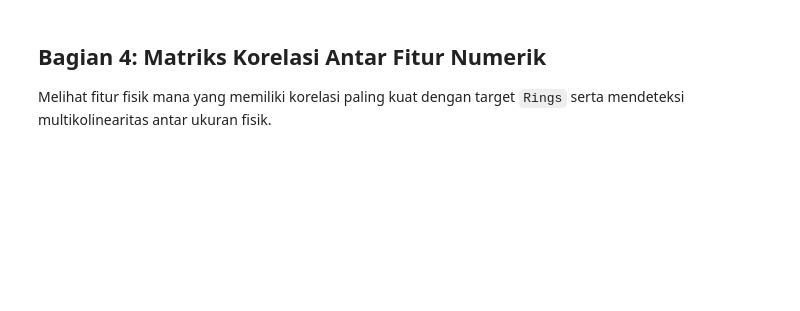
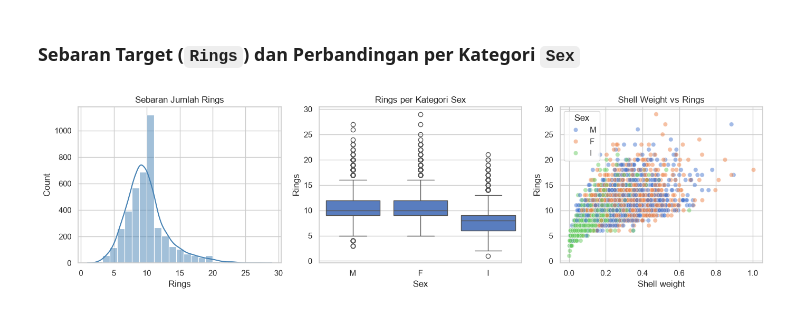
Before and after one commit to HaryantiPujiAstuti/uas-komputasi-awan-kelompok-2, a Jupyter notebook: src/analysis/eda_v2.ipynb, the cells around one changed output. Saved outputs shown, nothing was run; the diff lists cells and outputs as text; code cells hidden in the pictures; blank space fills up the shorter version.

Commit message:
Complete EDA notebook, evaluation plots, and training artifacts

```diff
--- a/src/analysis/eda_v2.ipynb
+++ b/src/analysis/eda_v2.ipynb
@@ -14 +6,10 @@ Sel ini akan langsung membuka jendela pemilihan file (*File Explorer* / dialog u
+# %%
+import os
+import numpy as np
+import pandas as pd
+import matplotlib.pyplot as plt
+import seaborn as sns
+
+sns.set_style("whitegrid")
+os.makedirs("docs/evidence", exist_ok=True)
 # %%
@@ -91,27 +125,23 @@ Grafik disimpan ke folder `docs/evidence/` untuk dilampirkan pada `docs/analysis
+# %% [markdown]
+### Sebaran Target (`Rings`) dan Perbandingan per Kategori `Sex`
 # %%
-fig, axes = plt.subplots(1, 3, figsize=(16, 4.5))
+plt.figure(figsize=(14, 4))
 
-# 1. Histogram & KDE Target Rings
-sns.histplot(df["Rings"], bins=28, kde=True, ax=axes[0], color="#1E3A5F")
-axes[0].set_title("Distribusi Variabel Target (Rings)")
-axes[0].set_xlabel("Jumlah Cincin (Rings)")
-axes[0].set_ylabel("Frekuensi")
+plt.subplot(1, 3, 1)
+sns.histplot(df["Rings"], bins=25, kde=True, color="steelblue")
+plt.title("Sebaran Jumlah Rings")
+plt.xlabel("Rings")
 
-# 2. Boxplot Rings berdasarkan Kategori Sex
-sns.boxplot(data=df, x="Sex", y="Rings", order=["M", "F", "I"], ax=axes[1], palette="Blues")
-axes[1].set_title("Sebaran Rings berdasarkan Sex")
-axes[1].set_xlabel("Jenis Kelamin (M=Male, F=Female, I=Infant)")
-axes[1].set_ylabel("Rings")
+plt.subplot(1, 3, 2)
+sns.boxplot(data=df, x="Sex", y="Rings", order=["M", "F", "I"])
+plt.title("Rings per Kategori Sex")
 
-# 3. Scatter Plot Shell weight vs Rings
-sns.scatterplot(data=df, x="Shell weight", y="Rings", hue="Sex", alpha=0.5, ax=axes[2])
-axes[2].set_title("Hubungan Shell Weight vs Rings")
-axes[2].set_xlabel("Shell Weight (gram)")
-axes[2].set_ylabel("Rings")
+plt.subplot(1, 3, 3)
+sns.scatterplot(data=df, x="Shell weight", y="Rings", hue="Sex", alpha=0.5)
+plt.title("Shell Weight vs Rings")
 
 plt.tight_layout()
 plt.savefig("docs/evidence/eda_distribusi_target.png", dpi=150)
 plt.show()
+# %% [output]
+[figure, added]
-# %% [markdown]
-## Bagian 4: Matriks Korelasi Antar Fitur Numerik
-Melihat fitur fisik mana yang memiliki korelasi paling kuat dengan target `Rings` serta mendeteksi multikolinearitas antar ukuran fisik.
```
Also changed, not shown: parts of 21 cells of this notebook, 4 other files.
